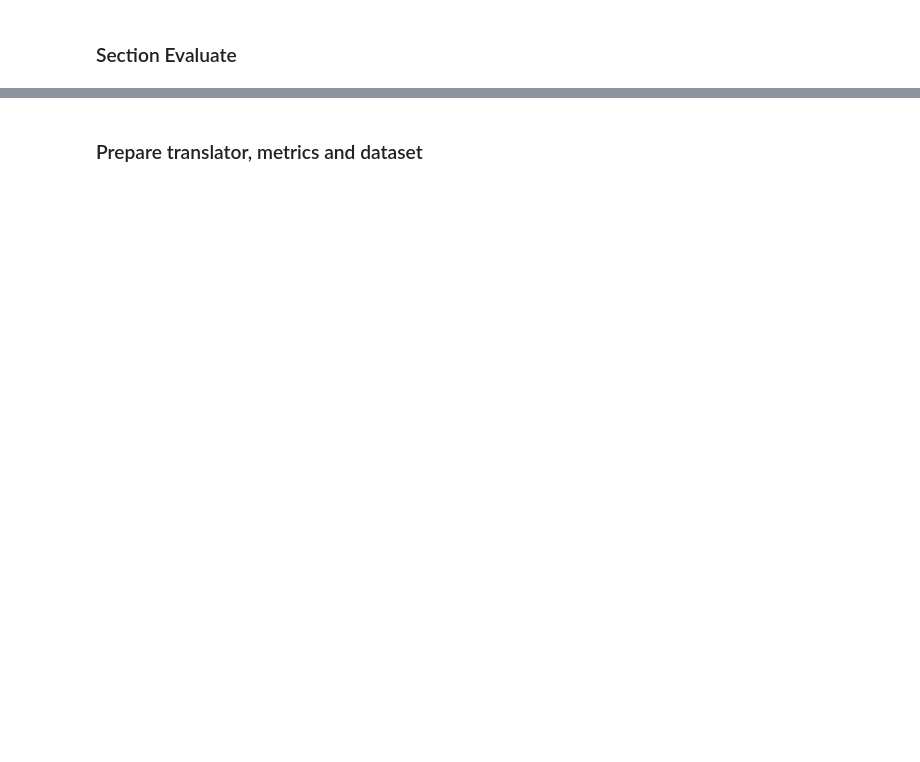
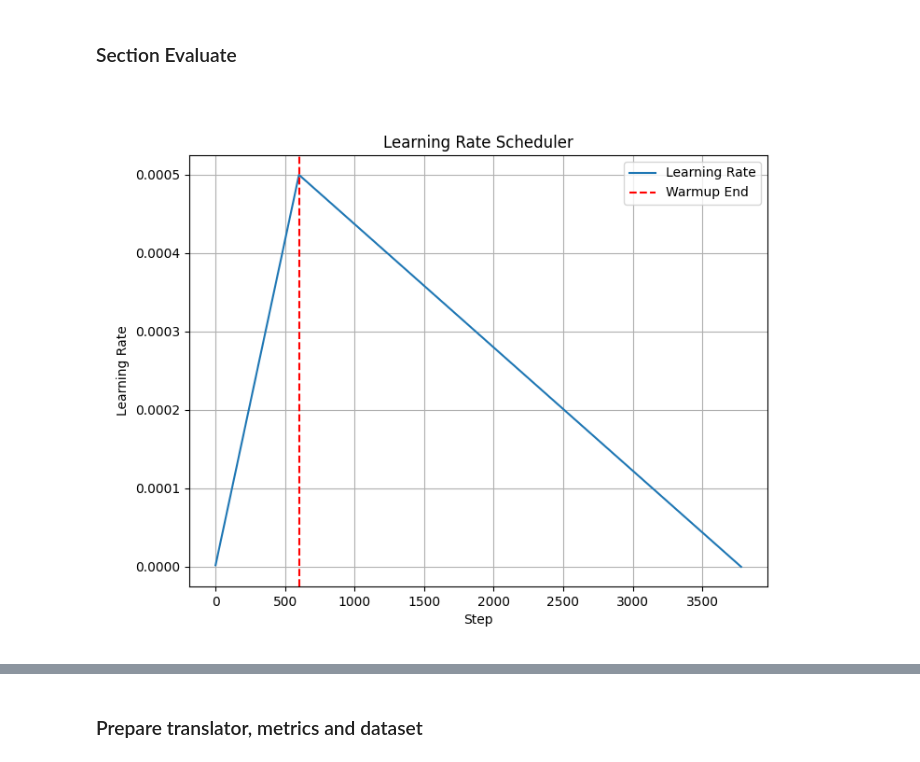
Before and after one commit to nico-byte/transformer, a Jupyter notebook: showcase_notebook.ipynb, the cells around one changed output, grey strips where cells are left out. Cells and saved outputs as stored; diff of their text form; code cells hidden in the pictures; blank space fills up the shorter version.

```diff
--- a/showcase_notebook.ipynb
+++ b/showcase_notebook.ipynb
@@ -79,2 +133,7 @@ trainer.train()
 # %% [markdown]
 ### Section Evaluate
+# %%
+from IPython.display import Image
+Image(filename=f'./models/{run_id}/metrics/learning_rate.png')
+# %% [output]
+[figure, added]
```
Also changed, not shown: parts of 12 cells of this notebook, 1 other file.
